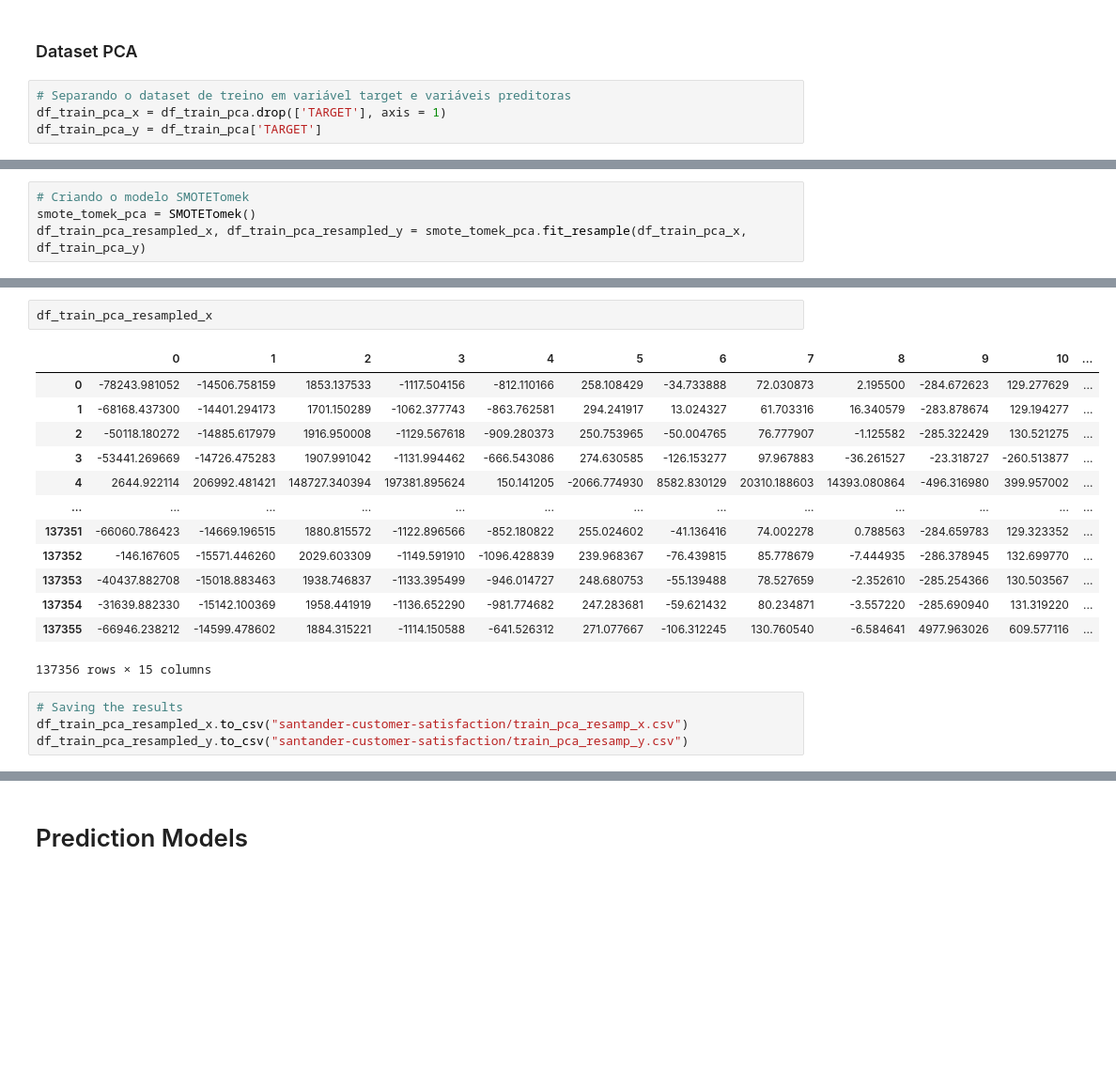
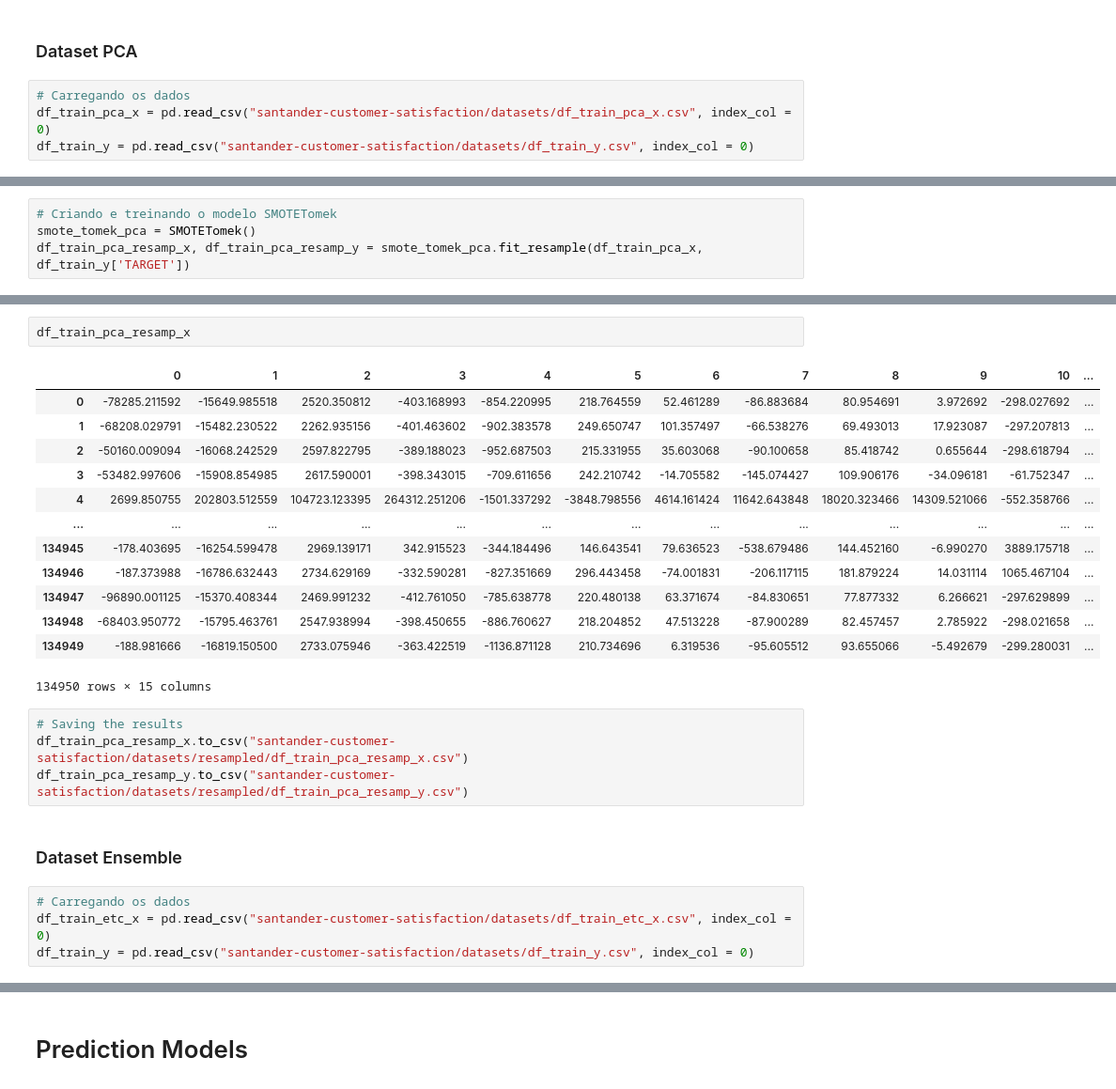
Before and after one commit to tharikjose/SantanderCustomerSatisfaction, a Jupyter notebook: Projeto3_Tharik.ipynb, the cells around one changed output, grey strips where cells are left out. Shown at 94% size. Cells and saved outputs as stored; diff of their text form; blank space fills up the shorter version.

```diff
--- a/Projeto3_Tharik.ipynb
+++ b/Projeto3_Tharik.ipynb
@@ -349,6 +478,6 @@ df_train_cor_resampled_y.to_csv("santander-customer-satisfaction/train_cor_resam
 # %% [markdown]
 ### Dataset PCA
 # %%
-# Separando o dataset de treino em variável target e variáveis preditoras
-df_train_pca_x = df_train_pca.drop(['TARGET'], axis = 1)
-df_train_pca_y = df_train_pca['TARGET']
+# Carregando os dados
+df_train_pca_x = pd.read_csv("santander-customer-satisfaction/datasets/df_train_pca_x.csv", index_col = 0)
+df_train_y = pd.read_csv("santander-customer-satisfaction/datasets/df_train_y.csv", index_col = 0)
@@ -355,5 +490,5 @@ df_train_pca_y = df_train_pca['TARGET']
 # %%
-# Criando o modelo SMOTETomek
+# Criando e treinando o modelo SMOTETomek
 smote_tomek_pca = SMOTETomek()
-df_train_pca_resampled_x, df_train_pca_resampled_y = smote_tomek_pca.fit_resample(df_train_pca_x, df_train_pca_y)
+df_train_pca_resamp_x, df_train_pca_resamp_y = smote_tomek_pca.fit_resample(df_train_pca_x, df_train_y['TARGET'])
 # %%
@@ -365,20 +500,26 @@ print(len(df_train_pca_resampled_y[df_train_pca_resampled_y[:] == 1]))
 # %%
-df_train_pca_resampled_x
+df_train_pca_resamp_x
 # %% [output]
 |  | 0 | 1 | 2 | 3 | 4 | 5 | 6 | 7 | 8 | 9 | 10 | ... |
-| 0 | -78243.981052 | -14506.758159 | 1853.137533 | -1117.504156 | -812.110166 | 258.108429 | -34.733888 | 72.030873 | 2.195500 | -284.672623 | 129.277629 | ... |
-| 1 | -68168.437300 | -14401.294173 | 1701.150289 | -1062.377743 | -863.762581 | 294.241917 | 13.024327 | 61.703316 | 16.340579 | -283.878674 | 129.194277 | ... |
-| 2 | -50118.180272 | -14885.617979 | 1916.950008 | -1129.567618 | -909.280373 | 250.753965 | -50.004765 | 76.777907 | -1.125582 | -285.322429 | 130.521275 | ... |
-| 3 | -53441.269669 | -14726.475283 | 1907.991042 | -1131.994462 | -666.543086 | 274.630585 | -126.153277 | 97.967883 | -36.261527 | -23.318727 | -260.513877 | ... |
-| 4 | 2644.922114 | 206992.481421 | 148727.340394 | 197381.895624 | 150.141205 | -2066.774930 | 8582.830129 | 20310.188603 | 14393.080864 | -496.316980 | 399.957002 | ... |
+| 0 | -78285.211592 | -15649.985518 | 2520.350812 | -403.168993 | -854.220995 | 218.764559 | 52.461289 | -86.883684 | 80.954691 | 3.972692 | -298.027692 | ... |
+| 1 | -68208.029791 | -15482.230522 | 2262.935156 | -401.463602 | -902.383578 | 249.650747 | 101.357497 | -66.538276 | 69.493013 | 17.923087 | -297.207813 | ... |
+| 2 | -50160.009094 | -16068.242529 | 2597.822795 | -389.188023 | -952.687503 | 215.331955 | 35.603068 | -90.100658 | 85.418742 | 0.655644 | -298.618794 | ... |
+| 3 | -53482.997606 | -15908.854985 | 2617.590001 | -398.343015 | -709.611656 | 242.210742 | -14.705582 | -145.074427 | 109.906176 | -34.096181 | -61.752347 | ... |
+| 4 | 2699.850755 | 202803.512559 | 104723.123395 | 264312.251206 | -1501.337292 | -3848.798556 | 4614.161424 | 11642.643848 | 18020.323466 | 14309.521066 | -552.358766 | ... |
 | ... | ... | ... | ... | ... | ... | ... | ... | ... | ... | ... | ... | ... |
-| 137351 | -66060.786423 | -14669.196515 | 1880.815572 | -1122.896566 | -852.180822 | 255.024602 | -41.136416 | 74.002278 | 0.788563 | -284.659783 | 129.323352 | ... |
-| 137352 | -146.167605 | -15571.446260 | 2029.603309 | -1149.591910 | -1096.428839 | 239.968367 | -76.439815 | 85.778679 | -7.444935 | -286.378945 | 132.699770 | ... |
-| 137353 | -40437.882708 | -15018.883463 | 1938.746837 | -1133.395499 | -946.014727 | 248.680753 | -55.139488 | 78.527659 | -2.352610 | -285.254366 | 130.503567 | ... |
-| 137354 | -31639.882330 | -15142.100369 | 1958.441919 | -1136.652290 | -981.774682 | 247.283681 | -59.621432 | 80.234871 | -3.557220 | -285.690940 | 131.319220 | ... |
-| 137355 | -66946.238212 | -14599.478602 | 1884.315221 | -1114.150588 | -641.526312 | 271.077667 | -106.312245 | 130.760540 | -6.584641 | 4977.963026 | 609.577116 | ... |
+| 134945 | -178.403695 | -16254.599478 | 2969.139171 | 342.915523 | -344.184496 | 146.643541 | 79.636523 | -538.679486 | 144.452160 | -6.990270 | 3889.175718 | ... |
+| 134946 | -187.373988 | -16786.632443 | 2734.629169 | -332.590281 | -827.351669 | 296.443458 | -74.001831 | -206.117115 | 181.879224 | 14.031114 | 1065.467104 | ... |
+| 134947 | -96890.001125 | -15370.408344 | 2469.991232 | -412.761050 | -785.638778 | 220.480138 | 63.371674 | -84.830651 | 77.877332 | 6.266621 | -297.629899 | ... |
+| 134948 | -68403.950772 | -15795.463761 | 2547.938994 | -398.450655 | -886.760627 | 218.204852 | 47.513228 | -87.900289 | 82.457457 | 2.785922 | -298.021658 | ... |
+| 134949 | -188.981666 | -16819.150500 | 2733.075946 | -363.422519 | -1136.871128 | 210.734696 | 6.319536 | -95.605512 | 93.655066 | -5.492679 | -299.280031 | ... |
-137356 rows × 15 columns
+134950 rows × 15 columns
 # %%
 # Saving the results
-df_train_pca_resampled_x.to_csv("santander-customer-satisfaction/train_pca_resamp_x.csv")
-df_train_pca_resampled_y.to_csv("santander-customer-satisfaction/train_pca_resamp_y.csv")
+df_train_pca_resamp_x.to_csv("santander-customer-satisfaction/datasets/resampled/df_train_pca_resamp_x.csv")
+df_train_pca_resamp_y.to_csv("santander-customer-satisfaction/datasets/resampled/df_train_pca_resamp_y.csv")
+# %% [markdown]
+### Dataset Ensemble
+# %%
+# Carregando os dados
+df_train_etc_x = pd.read_csv("santander-customer-satisfaction/datasets/df_train_etc_x.csv", index_col = 0)
+df_train_y = pd.read_csv("santander-customer-satisfaction/datasets/df_train_y.csv", index_col = 0)
```
Also changed, not shown: parts of 111 cells of this notebook, 34 other files.
